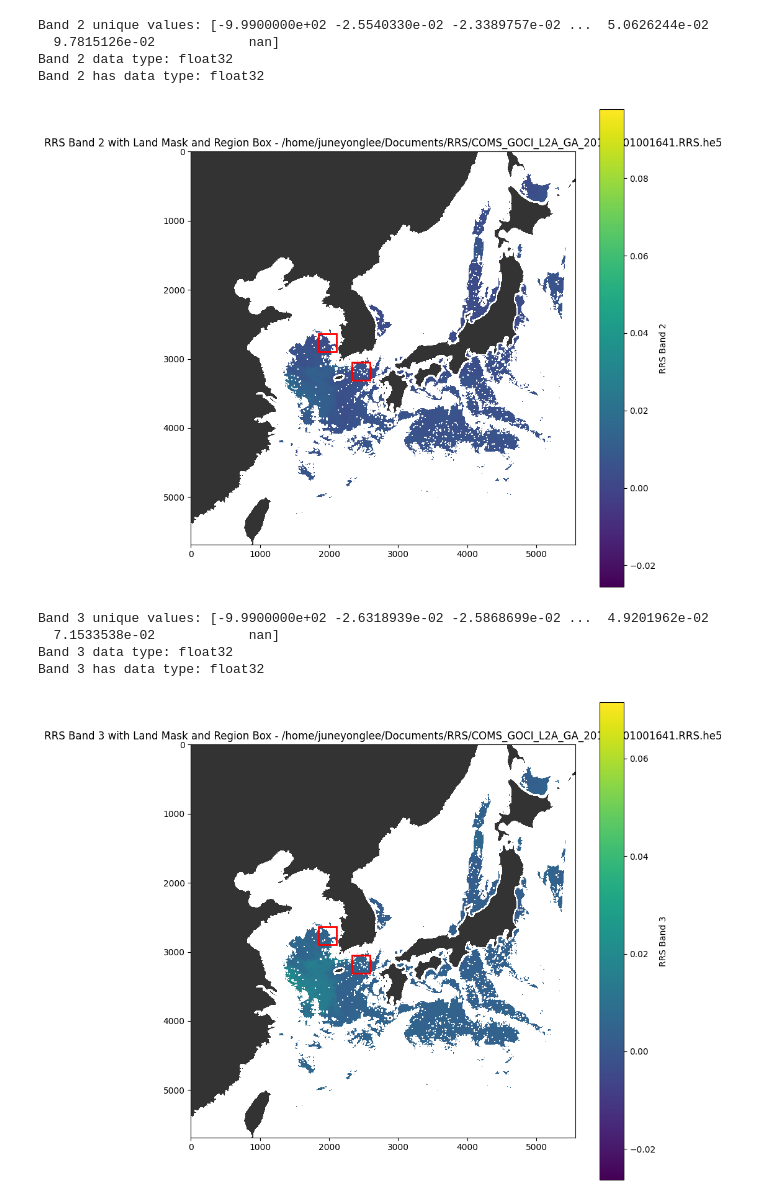
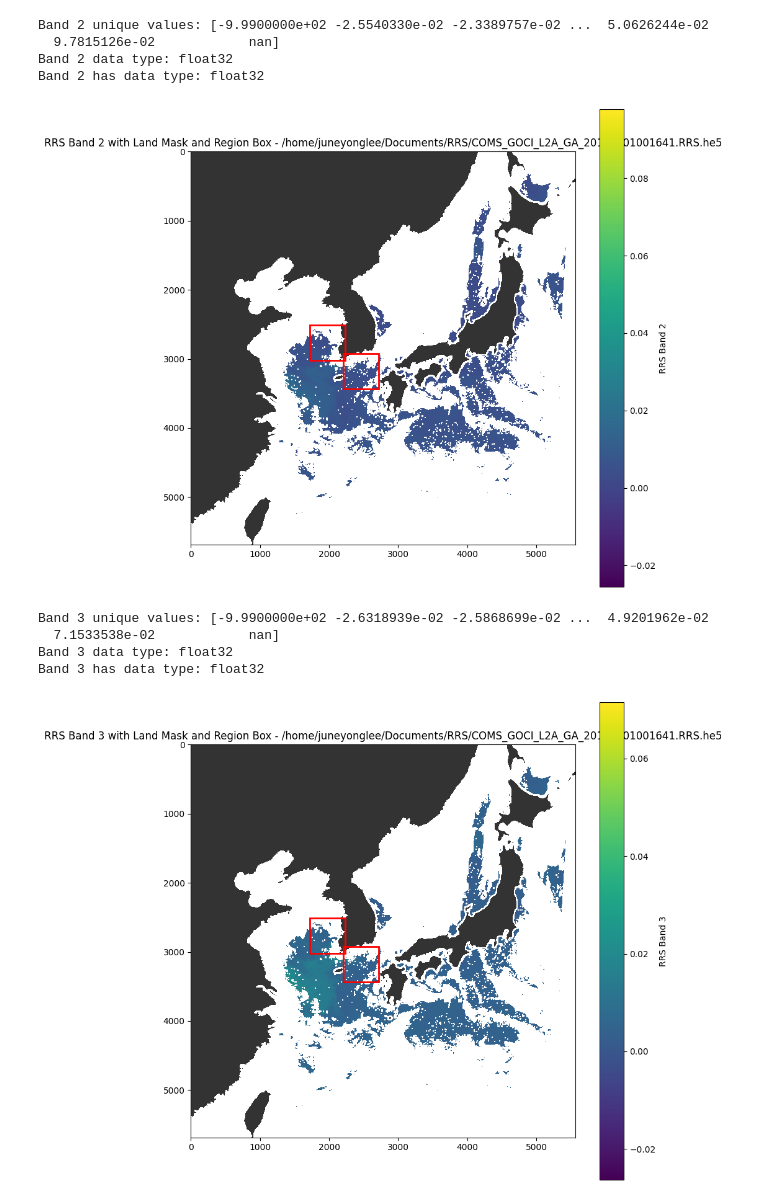
Before and after one commit to yousirong/marine_satellite_image_restoration, a Jupyter notebook: Notebook/2. visualize chl-a.ipynb, the cells around one changed output. Cells and saved outputs as stored; diff of their text form; code cells hidden in the pictures.

```diff
--- a/Notebook/2. visualize chl-a.ipynb
+++ b/Notebook/2. visualize chl-a.ipynb
@@ -101,12 +91,27 @@ land_mask_path = '/home/juneyonglee/Desktop/AY_ust/preprocessing/is_land_on_GOCI
 # 사용할 밴드 리스트 (2, 3, 4번 밴드 예시)
 band_lst = [2, 3, 4]
 
-# 낙동강 좌표 설정 (픽셀 좌표, 중간좌표 기준)
-region1_x_min, region1_x_max = 2336, 2592
-region1_y_min, region1_y_max = 3053, 3309
-# 새만금 좌표 설정 (픽셀 좌표, 중간좌표 기준)
-region2_x_min, region2_x_max = 1851, 2107
-region2_y_min, region2_y_max = 2639, 2895
+# Define the patch size and region coordinates
+patch_size = 512
+
+# # 낙동강 좌표 설정 (픽셀 좌표, 중간좌표 기준)
+# region1_x_min, region1_x_max = 2336, 2592
+# region1_y_min, region1_y_max = 3053, 3309
+# # 새만금 좌표 설정 (픽셀 좌표, 중간좌표 기준)
+# region2_x_min, region2_x_max = 1851, 2107
+# region2_y_min, region2_y_max = 2639, 2895
+
+# Nakdong coordinates
+region1_center_x, region1_center_y = (2336 + 2592) // 2, (3053 + 3309) // 2
+# Saemangeum coordinates
+region2_center_x, region2_center_y = (1851 + 2107) // 2, (2639 + 2895) // 2
+
+# Calculate the top-left coordinates for the 512x512 patches
+region1_x_min, region1_y_min = region1_center_x - patch_size // 2, region1_center_y - patch_size // 2
+region1_x_max, region1_y_max = region1_center_x + patch_size // 2, region1_center_y + patch_size // 2
+
+region2_x_min, region2_y_min = region2_center_x - patch_size // 2, region2_center_y - patch_size // 2
+region2_x_max, region2_y_max = region2_center_x + patch_size // 2, region2_center_y + patch_size // 2
 
 def display_rrs_with_land_mask_and_box(file_path, land_mask_path, band_lst, region1_x_min, region1_x_max, region1_y_min, region1_y_max, region2_x_min, region2_x_max, region2_y_min, region2_y_max):
     # 육지/바다 마스크 불러오기
@@ -159,39 +164,39 @@ def display_rrs_with_land_mask_and_box(file_path, land_mask_path, band_lst, regi
         # RRS 데이터 이미지
         plt.imshow(np_rrs, cmap='viridis', alpha=1)
         plt.colorbar(label=f'RRS Band {band}')
 
         # 육지 마스크를 빨간색으로 강조 (land_mask가 1이면 육지, 0이면 바다라고 가정)
         plt.imshow(np.ma.masked_where(land_mask_cropped == 0, land_mask_cropped), cmap=ListedColormap(['black', 'white']), alpha=0.8)
 
         # 낙동강 좌표 범위에 빨간색 사각형 추가
         rect1 = Rectangle((region1_x_min, region1_y_min), region1_x_max - region1_x_min, region1_y_max - region1_y_min,
                          linewidth=2, edgecolor='r', facecolor='none')
         plt.gca().add_patch(rect1)
 
         # 새만금 좌표 범위에 빨간색 사각형 추가
         rect2 = Rectangle((region2_x_min, region2_y_min), region2_x_max - region2_x_min, region2_y_max - region2_y_min,
                          linewidth=2, edgecolor='r', facecolor='none')
         plt.gca().add_patch(rect2)
 
         plt.title(f'RRS Band {band} with Land Mask and Region Box - {file_path}')
         plt.show()
 
     # 파일 닫기
     f.close()
 
 # 밴드별로 RRS 데이터와 육지 마스크, 새만금 및 낙동강 좌표 범위에 네모 박스 표시
 display_rrs_with_land_mask_and_box(file_path, land_mask_path, band_lst, region1_x_min, region1_x_max, region1_y_min, region1_y_max, region2_x_min, region2_x_max, region2_y_min, region2_y_max)
 # %% [output]
 Band 2 unique values: [-9.9900000e+02 -2.5540330e-02 -2.3389757e-02 ...  5.0626244e-02
   9.7815126e-02            nan]
 Band 2 data type: float32
 Band 2 has data type: float32
-[figure, old version]
+[figure, new version]
 Band 3 unique values: [-9.9900000e+02 -2.6318939e-02 -2.5868699e-02 ...  4.9201962e-02
   7.1533538e-02            nan]
 Band 3 data type: float32
 Band 3 has data type: float32
-[figure, old version]
+[figure, new version]
 Band 4 unique values: [-9.9900000e+02 -1.9909916e-02 -1.9639613e-02 ...  3.6565781e-02
   3.7591778e-02  5.9344467e-02]
 Band 4 data type: float32
```
Also changed, not shown: parts of 5 cells of this notebook, 19 other files.
